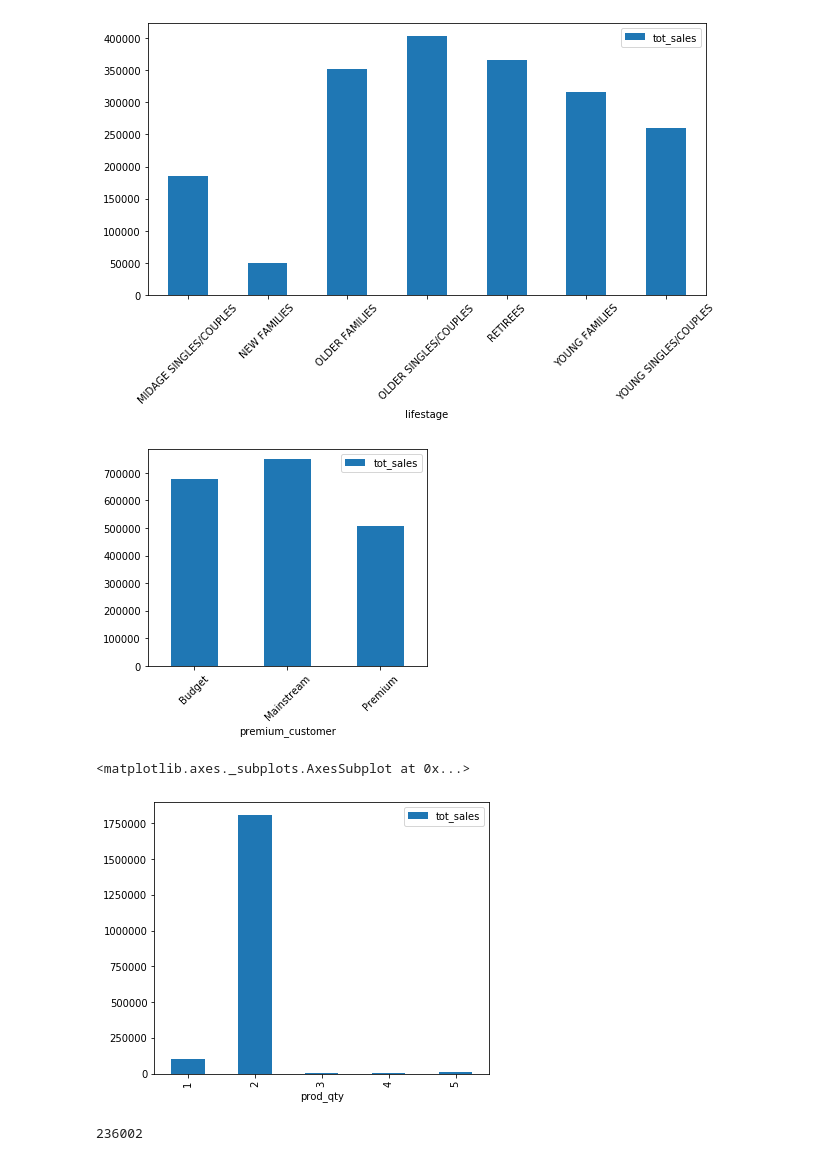
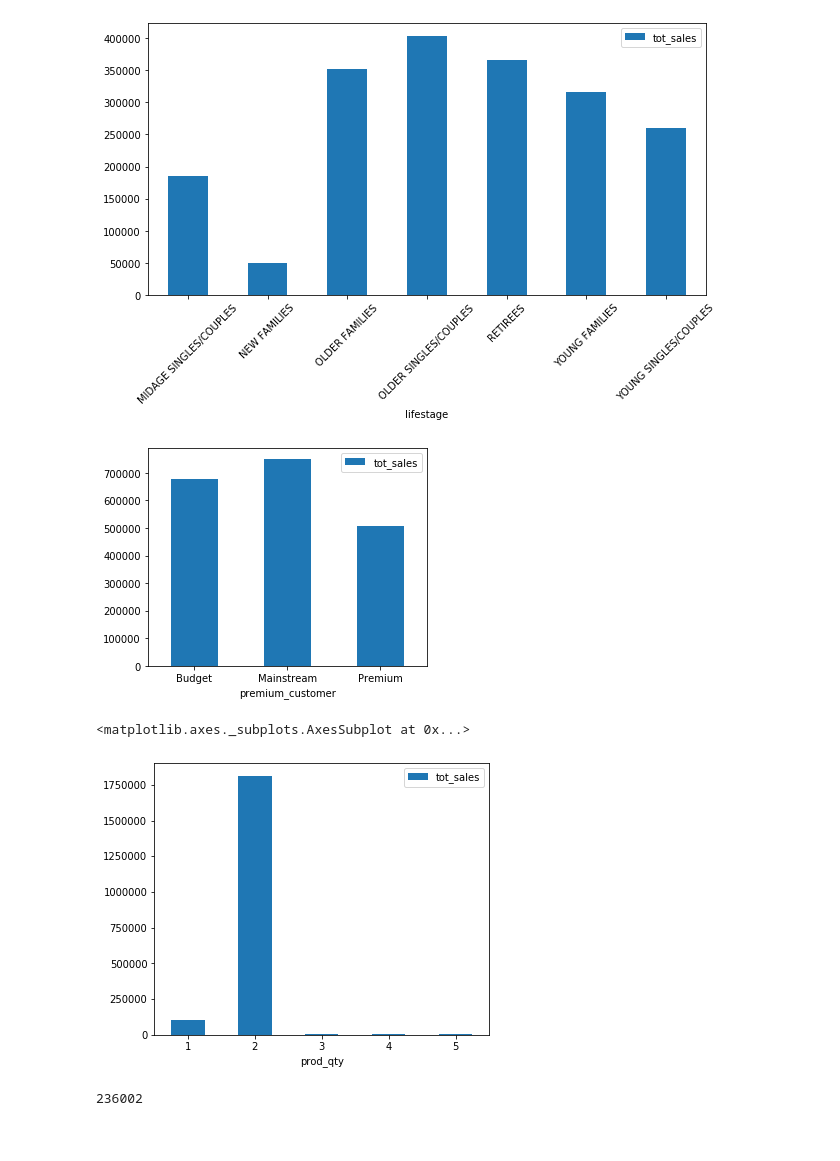
Before and after one commit to Chuks1010/Quantium-Data-Analysis, a Jupyter notebook: Quantium Data Analysis.ipynb, the cells around one changed output. Cells and saved outputs as stored; diff of their text form; code cells hidden in the pictures.

```diff
--- a/Quantium Data Analysis.ipynb
+++ b/Quantium Data Analysis.ipynb
@@ -310,15 +312,15 @@ agg_lifestage.plot(kind='bar', rot=45, figsize=(10,5));
 [figure]
 # %%
 agg_prem = comb.pivot_table(index=['premium_customer'], values=['tot_sales'], aggfunc='sum')
-agg_prem.plot(kind='bar', rot=45, figsize=(5,4));
+agg_prem.plot(kind='bar', rot=0, figsize=(5,4));
 # %% [output]
-[figure, old version]
+[figure, new version]
 # %%
 agg_prod_qty = comb.pivot_table(index=['prod_qty'], values=['tot_sales'], aggfunc='sum')
-agg_prod_qty.plot(kind='bar', figsize=(6,5))
+agg_prod_qty.plot(kind='bar', rot=0, figsize=(6,5))
 # %% [output]
 <matplotlib.axes._subplots.AxesSubplot at 0x...>
-[figure, old version]
+[figure, new version]
 # %%
 prod_qty_2 = comb[comb['prod_qty'] == 2 ]
 len(prod_qty_2)
```
Also changed, not shown: parts of 30 cells of this notebook.
